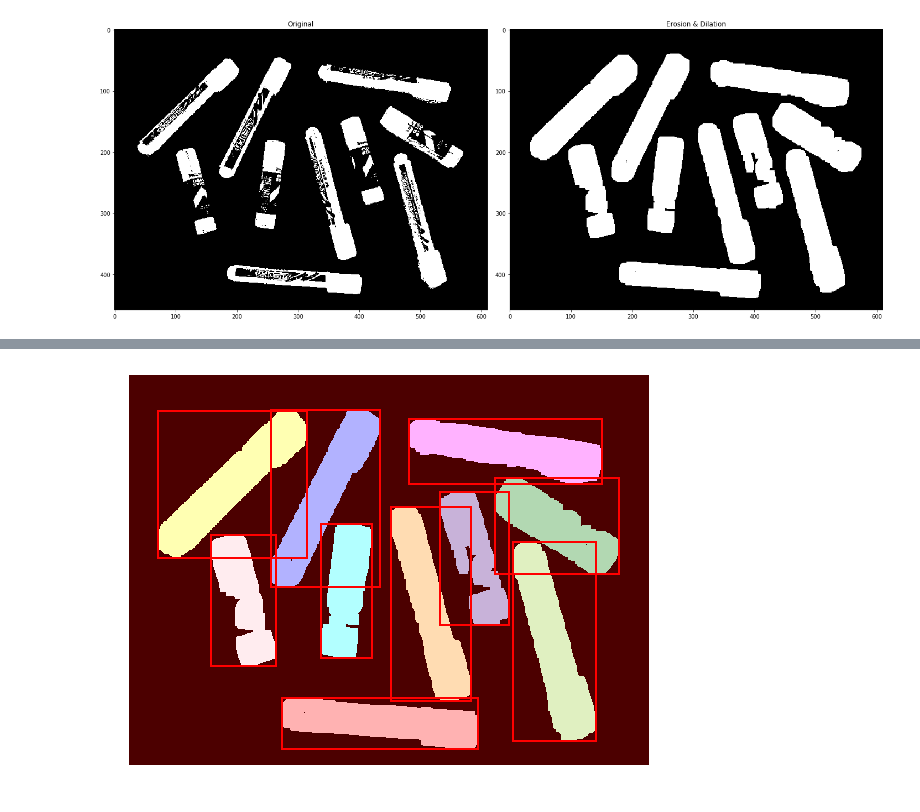
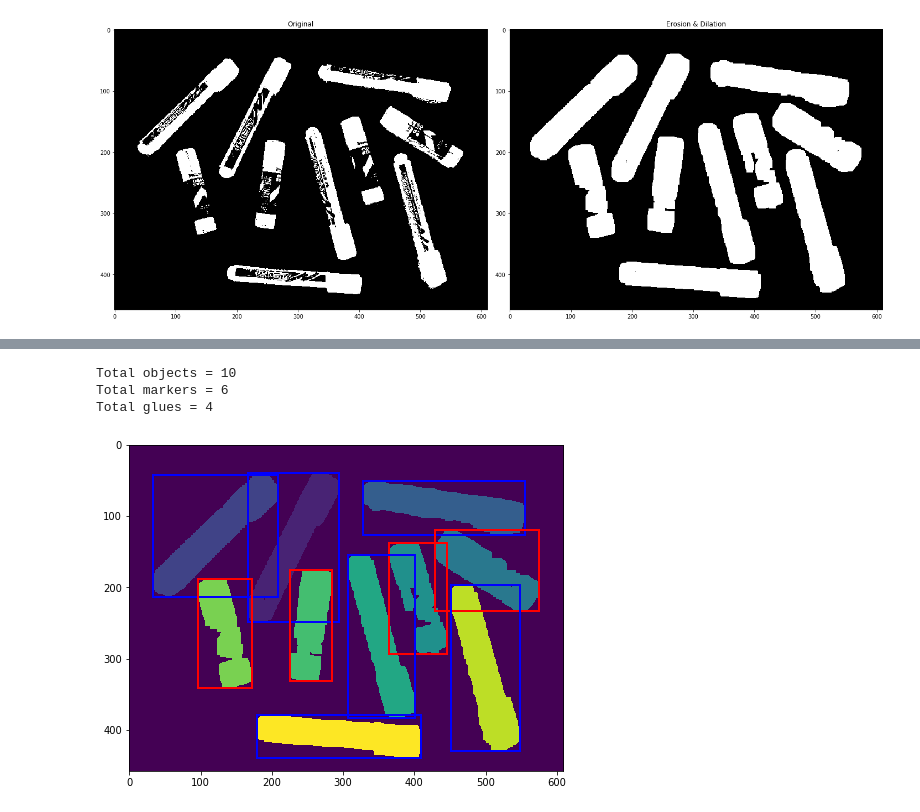
Before and after one commit to ali-yar/B31XB-IIP-TP-1718, a Jupyter notebook: 5-morpho-segmentation/5-morpho-segmentation.ipynb, the cells around one changed output, grey strips where cells are left out. Cells and saved outputs as stored; diff of their text form; code cells hidden in the pictures.

```diff
--- a/5-morpho-segmentation/5-morpho-segmentation.ipynb
+++ b/5-morpho-segmentation/5-morpho-segmentation.ipynb
@@ -342,38 +307,47 @@ Total regions = 10
 # %%
 import matplotlib.pyplot as plt
 import matplotlib.patches as mpatches
 
 from skimage import data
 from skimage.filters import threshold_otsu
 from skimage.segmentation import clear_border
 from skimage.measure import label, regionprops
-from skimage.morphology import closing, square
-from skimage.color import label2rgb
 
 
-bw = im_op
-
-# remove artifacts connected to image border
-cleared = clear_border(bw)
-
-# label image regions
-label_image = label(cleared)
-image_label_overlay = label2rgb(label_image, image=im_op)
+label_image, num = label(im_op, return_num = True)
 
 fig, ax = plt.subplots(figsize=(10, 6))
-ax.imshow(image_label_overlay)
+ax.imshow(label_image)
 
-for region in regionprops(label_image):
-    # take regions with large enough areas
-    if region.area >= 100:
-        # draw rectangle around segmented coins
-        minr, minc, maxr, maxc = region.bbox
-        rect = mpatches.Rectangle((minc, minr), maxc - minc, maxr - minr,
-                                  fill=False, edgecolor='red', linewidth=2)
-        ax.add_patch(rect)
+count_glue = 0
+count_marker = 0
 
-ax.set_axis_off()
-plt.tight_layout()
+regions = regionprops(label_image)
+
+for i, r in enumerate(regions):
+    if r.major_axis_length < 200 :
+        color = 'red'
+        count_glue = count_glue + 1
+    else :
+        color = 'blue'
+        count_marker = count_marker+ 1
+    minr, minc, maxr, maxc = r.bbox
+    rect = mpatches.Rectangle((minc, minr),maxc-minc,maxr-minr,fill=False,edgecolor=color,linewidth=2)
+    ax.add_patch(rect)
+
+#     Tried with Elipse but didn't work well....
+#     x = int(r.centroid[0])
+#     y = int(r.centroid[1])
+#     orientation = r.orientation * 180 / np.pi
+#     elp = mpatches.Ellipse((x,y), r.minor_axis_length, r.major_axis_length, angle=orientation, fill=False,edgecolor=color)
+#     ax.add_patch(elp)
+
+
+print('Total objects = {}\nTotal markers = {}\nTotal glues = {}'.format(num,count_marker,count_glue))
+
 plt.show()
 # %% [output]
+Total objects = 10
+Total markers = 6
+Total glues = 4
-[figure, old version]
+[figure, new version]
```
Also changed, not shown: parts of 1 cell of this notebook.
